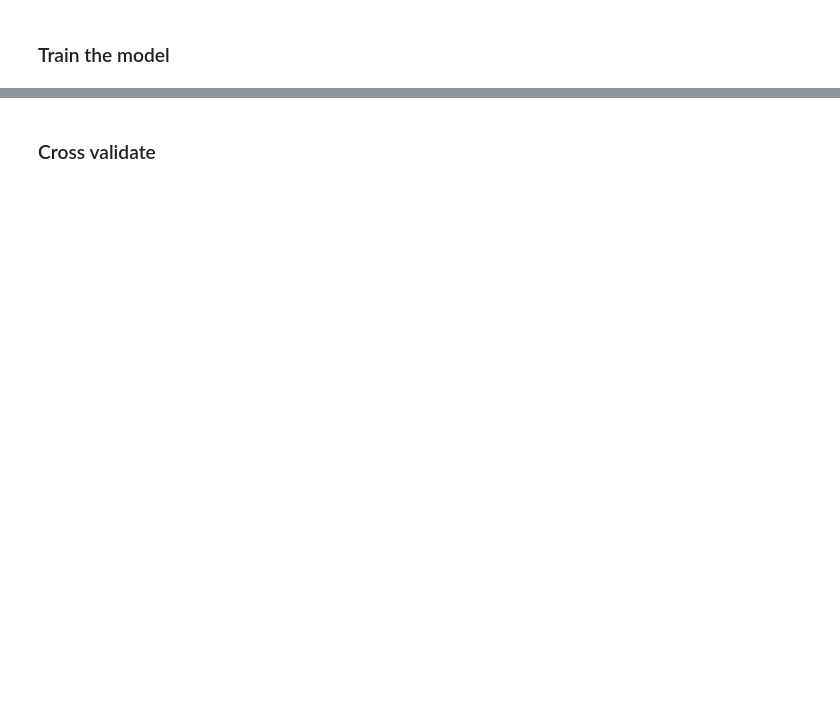
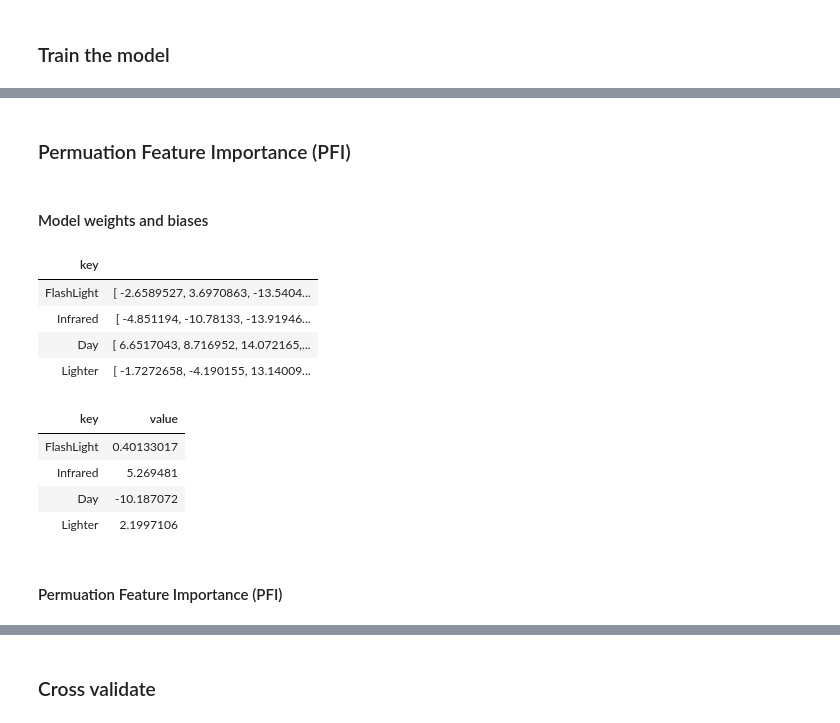
Before and after one commit to dcostea/SmartFireAlarm, a Jupyter notebook: SmartFireAlarm/Jupyter/Preparation.ipynb, the cells around one changed output, grey strips where cells are left out. Saved outputs shown, nothing was run; the diff lists cells and outputs as text; code cells hidden in the pictures; blank space fills up the shorter version.

Commit message:
Add features histograms. Add permutaion feature importance (PFI).

```diff
--- a/SmartFireAlarm/Jupyter/Preparation.ipynb
+++ b/SmartFireAlarm/Jupyter/Preparation.ipynb
@@ -197,0 +310,24 @@ display(histogramNormalizedFeatures);
+# %% [markdown]
+### Permuation Feature Importance (PFI)
+# %% [markdown]
+#### Model weights and biases
+# %%
+var categories = new string[] { "FlashLight", "Infrared", "Day", "Lighter" };
+
+var modelForContributions = trainingPipeline.Fit(trainingData);
+var parameters = Helpers.GetModelParameters(modelForContributions, categories);
+display(parameters.Item1);
+display(parameters.Item2);
+# %% [output]
+| key |  |
+| FlashLight | [ -2.6589527, 3.6970863, -13.5404... |
+| Infrared | [ -4.851194, -10.78133, -13.91946... |
+| Day | [ 6.6517043, 8.716952, 14.072165,... |
+| Lighter | [ -1.7272658, -4.190155, 13.14009... |
+| key | value |
+| FlashLight | 0.40133017 |
+| Infrared | 5.269481 |
+| Day | -10.187072 |
+| Lighter | 2.1997106 |
+# %% [markdown]
+#### Permuation Feature Importance (PFI)
```
Also changed, not shown: parts of 40 cells of this notebook, 4 other files.
